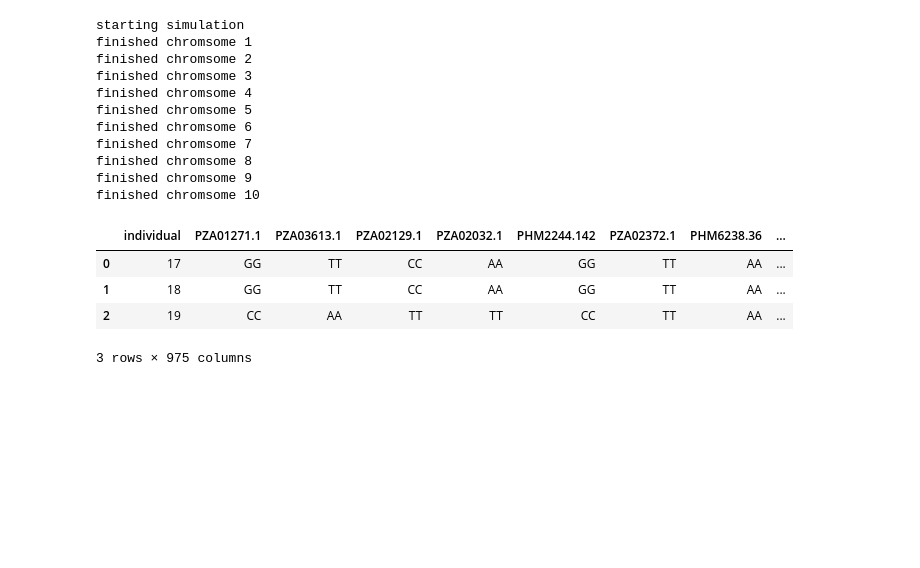
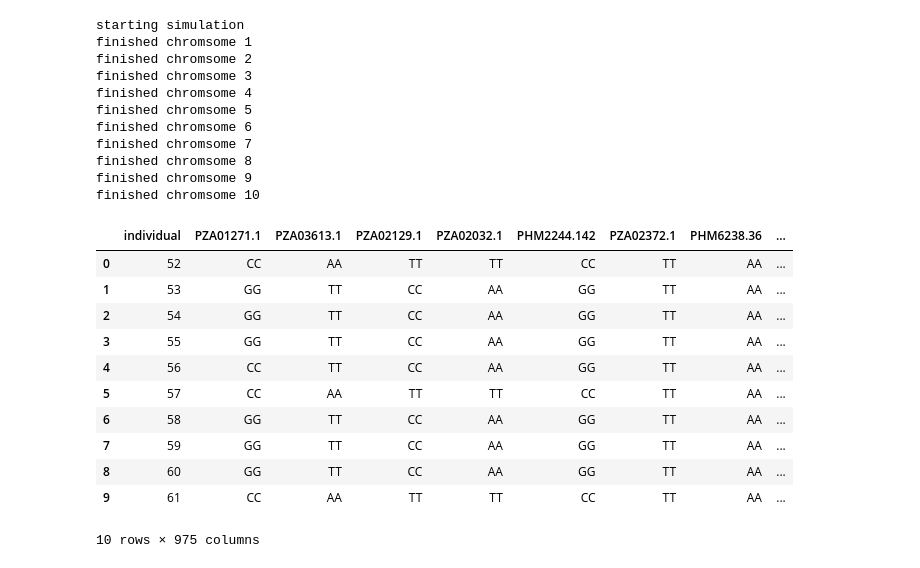
Before and after one commit to Phlup/Masterarbeit, a Jupyter notebook: code/genotype_sim.ipynb, the cells around one changed output. Cells and saved outputs as stored; diff of their text form; code cells hidden in the pictures; blank space fills up the shorter version.

```diff
--- a/code/genotype_sim.ipynb
+++ b/code/genotype_sim.ipynb
@@ -30,0 +49,5 @@ genmap_mean.loc[genmap_mean.groupby("Chromosome").tail(1).index, "Rate(cM/Mb)"]
+# %%
+## normal estimated recombination rate for population 1
+pop = pop_dict[1].split("_")
+norm_sim = genotype_simulation(genetic_map = genmap, parent_genos = parent_genos, ref_allele = ref_allele,
+                                       founder_list = pop, offspring = 10, selfing_genos = 5)
@@ -44,10 +81,18 @@ finished chromsome 8
 finished chromsome 9
 finished chromsome 10
 # %%
-whole_sim[0]
+##print simulated genotypes with normal recombination params
+norm_sim[0]
 # %% [output]
 |  | individual | PZA01271.1 | PZA03613.1 | PZA02129.1 | PZA02032.1 | PHM2244.142 | PZA02372.1 | PHM6238.36 | ... |
-| 0 | 17 | GG | TT | CC | AA | GG | TT | AA | ... |
-| 1 | 18 | GG | TT | CC | AA | GG | TT | AA | ... |
-| 2 | 19 | CC | AA | TT | TT | CC | TT | AA | ... |
+| 0 | 52 | CC | AA | TT | TT | CC | TT | AA | ... |
+| 1 | 53 | GG | TT | CC | AA | GG | TT | AA | ... |
+| 2 | 54 | GG | TT | CC | AA | GG | TT | AA | ... |
+| 3 | 55 | GG | TT | CC | AA | GG | TT | AA | ... |
+| 4 | 56 | CC | TT | CC | AA | GG | TT | AA | ... |
+| 5 | 57 | CC | AA | TT | TT | CC | TT | AA | ... |
+| 6 | 58 | GG | TT | CC | AA | GG | TT | AA | ... |
+| 7 | 59 | GG | TT | CC | AA | GG | TT | AA | ... |
+| 8 | 60 | GG | TT | CC | AA | GG | TT | AA | ... |
+| 9 | 61 | CC | AA | TT | TT | CC | TT | AA | ... |
-3 rows × 975 columns
+10 rows × 975 columns
```
Also changed, not shown: parts of 15 cells of this notebook, 22 other files.
